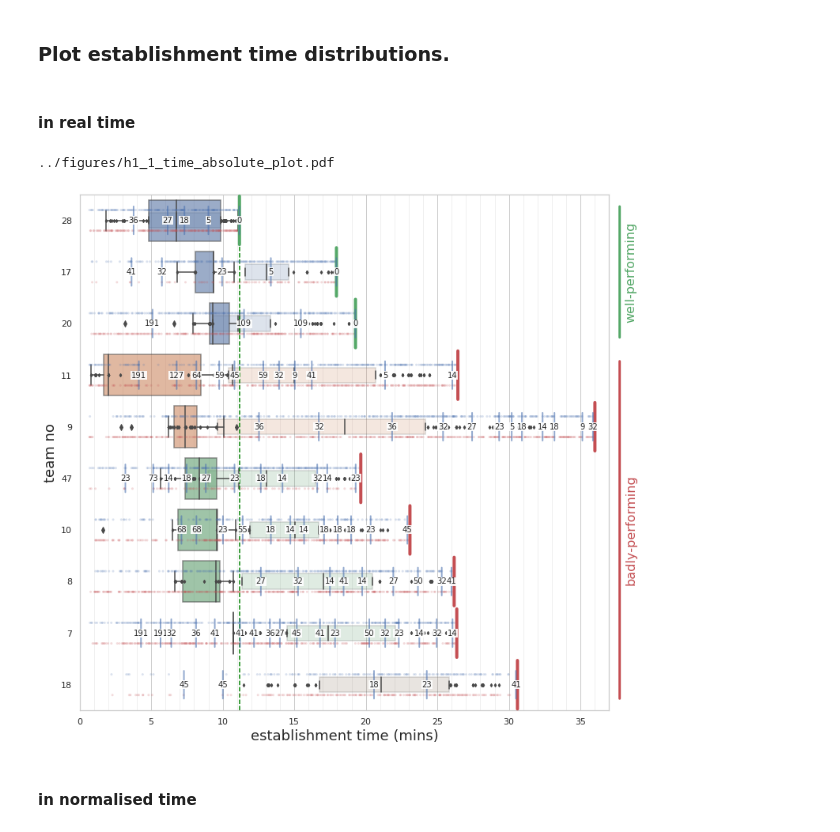
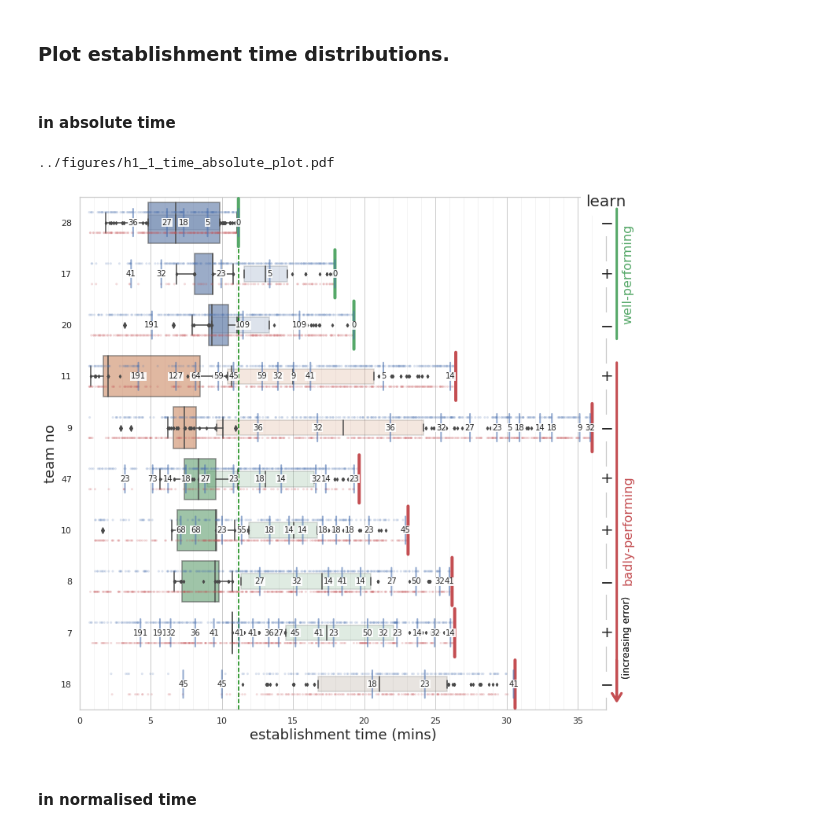
Before and after one commit to chili-epfl/justhink-alignment-analysis, a Jupyter notebook: tools/7_test_the_hypotheses.ipynb, the cells around one changed output. Drawn from its saved outputs; the diff is of its cells as text; code cells hidden in the pictures.

Commit message:
Improve figures, add other tests

```diff
--- a/tools/7_test_the_hypotheses.ipynb
+++ b/tools/7_test_the_hypotheses.ipynb
@@ -517,6 +517,7 @@ def compute_quartiles(grouped, prefix=''):
          lambda x: np.percentile(x, q=25),
          lambda x: np.percentile(x, q=75)])
     df.columns = ['{}{}'.format(prefix, c) for c in ['median', 'Q1', 'Q3']]
+    df['{}IQR'.format(prefix)] = df['{}Q3'.format(prefix)] - df['{}Q1'.format(prefix)]
     df.index = df.index.astype(int)
     return df
 
@@ -589,7 +593,7 @@ For scaled_median: KruskalResult(statistic=0.09818181818181415, pvalue=0.7540225
 # %% [markdown]
 ### Plot establishment time distributions.
 # %% [markdown]
-#### in real time
+#### in absolute time
 # %%
 def plot_establishment_absolute(df, x,
                                 order,
@@ -620,7 +624,7 @@ def plot_establishment_absolute(df, x,
                      palette=my_pal,
                      boxprops=dict(alpha=.2),
                      width=0.3,
-                     showfliers=True,  # False,
+                     showfliers=True,
                      fliersize=3,
                      whis=0,
                      data=df, ax=ax)
@@ -630,33 +634,18 @@ def plot_establishment_absolute(df, x,
                      order=order,
                      palette=my_pal,
                      boxprops=dict(alpha=.6),
-                     #                      whis=0,
-                     #                      width=0.1,
                      data=dff, ax=ax)
-
-    # dff = df.copy()
-    # dff = dff[dff.is_match | dff.is_mismatch].copy()
-    # bp = sns.boxplot(x=x, y=y,
-    #                  order=order,
-    #                  hue='is_match',
-    #                  palette={True: colors[2], False: colors[3]},
-    #                  boxprops=dict(alpha=.2),
-    #                  # width=0.25,
-    #                  data=dff, ax=ax)
 
     # Set x-axis properties.
     ax.set_xticks(np.arange(0, 2400+1, 300))
-#     ax.set_xlim([0, 2400])
     ax.set_xlim([0, 37*60])
     ax.xaxis.set_major_formatter(
         FuncFormatter(lambda x, _: '{:.0f}'.format(x/60)))
-    # ax.xaxis.set_major_formatter(
-    #     FuncFormatter(lambda x, _: '{:.0%}'.format(x)))
     if xlabel is not None:
         ax.set_xlabel(xlabel, fontsize=18)
 
     ax.xaxis.set_minor_locator(AutoMinorLocator(5))
-    ax.xaxis.grid(True, alpha=0.3, which='minor')
+    ax.xaxis.grid(True, alpha=0.2, which='minor')
 
     # Set y-axis properties.
     if show_ylabel:
@@ -699,22 +688,21 @@ def plot_establishment_absolute(df, x,
                             xycoords='axes fraction',
                             ha='left', va='center')
 
-            # # s = 'decreasing \n performance  \n (increasing error)'
-            # s = '(decreasing performance)'
-            # x = 1.02
-            # style = '<-,head_length=0.8,head_width=0.5'
-            # props = dict(arrowstyle=style, linewidth=3, color='r')
-            # ax.annotate(s='',
-            #             xy=(x, 0.1),
-            #             xytext=(x, 0.01),
-            #             xycoords='axes fraction',
-            #             arrowprops=props)
-            # t = ax.annotate(s,
-            #                 xy=(x+0.01, 0.06),
-            #                 fontsize=12,
-            #                 rotation=90,
-            #                 xycoords='axes fraction',
-            #                 ha='left', va='bottom')
+            s = '(increasing error)'
+            x = 1.02
+            style = '<-,head_length=0.8,head_width=0.5'
+            props = dict(arrowstyle=style, linewidth=3, color='r')
+            ax.annotate(s='',
+                        xy=(x, 0.1),
+                        xytext=(x, 0.01),
+                        xycoords='axes fraction',
+                        arrowprops=props)
+            t = ax.annotate(s,
+                            xy=(x+0.01, 0.06),
+                            fontsize=12,
+                            rotation=90,
+                            xycoords='axes fraction',
+                            ha='left', va='bottom')
 
     # Mark the common duration with a vertical line.
     ax.axvline(common_duration, ls='--', color='green')
@@ -768,6 +756,29 @@ for team_no, row in counts_df.iterrows():
                 xycoords='data',
                 color='green', arrowprops=props)
 
+# Annotate the learning outcomes on the plot.
+text_pos, offset = 1, 0
+t = ax.annotate('learn',
+                xy=(text_pos, 1-0.01),
+                backgroundcolor='w',
+                fontsize=20,
+                xycoords='axes fraction',
+                ha='center', va='center')
+for team_no, row in learn_df.T.iterrows():
+    value = row['learn (%)']
+    if value > 0:
+        s = '$+$'
+    else:
+        s = '$-$'
+    y = (order.index(str(team_no)) + .5) / len(order)
+    t = ax.annotate(s,
+                    xy=(text_pos, y+offset),
+                    backgroundcolor='w',
+                    fontsize=20,
+                    xycoords='axes fraction',
+                    ha='center', va='center')
+
+
 # Annotate the submission costs on the plot.
 for team_no, _ in routine_dfs.items():
     df = all_corpus_df.copy()
@@ -780,34 +791,34 @@ for team_no, _ in routine_dfs.items():
         # text_pos = row['scaled_end']
         text_pos = row['end']
 
         val = row['error']
         s = '{:2.0%}'.format(val).strip('%')
         offset = 0
         props = dict(arrowstyle='-', alpha=0.6, linewidth=2, color='b')
         ax.annotate(s='',
                     xy=(text_pos, y+0.3),
                     xytext=(text_pos, y-0.3),
                     xycoords='data',
                     color='green', arrowprops=props)
         t = ax.annotate(s,
                         xy=(text_pos, y+offset),
                         backgroundcolor='w',
                         fontsize=10,
                         xycoords='data',
                         ha='center', va='center')
         t.set_bbox(dict(fc='w', alpha=0.9, ec='none',
                         boxstyle='square,pad=0.05'))
 
 
 # Plot the establishment box plots.
 x, xlabel = 'establish_time', 'establishment time (mins)'
 fig, ax = plot_establishment_absolute(
     all_routines_df, x=x, xlabel=xlabel,
     seps=seps, order=order,
     fig=fig, ax=ax)
 # %% [output]
 ../figures/h1_1_time_absolute_plot.pdf
-[figure, old version]
+[figure, new version]
 # %% [markdown]
 #### in normalised time
 # %%
```
Also changed, not shown: parts of 14 cells of this notebook, 3 other files.
